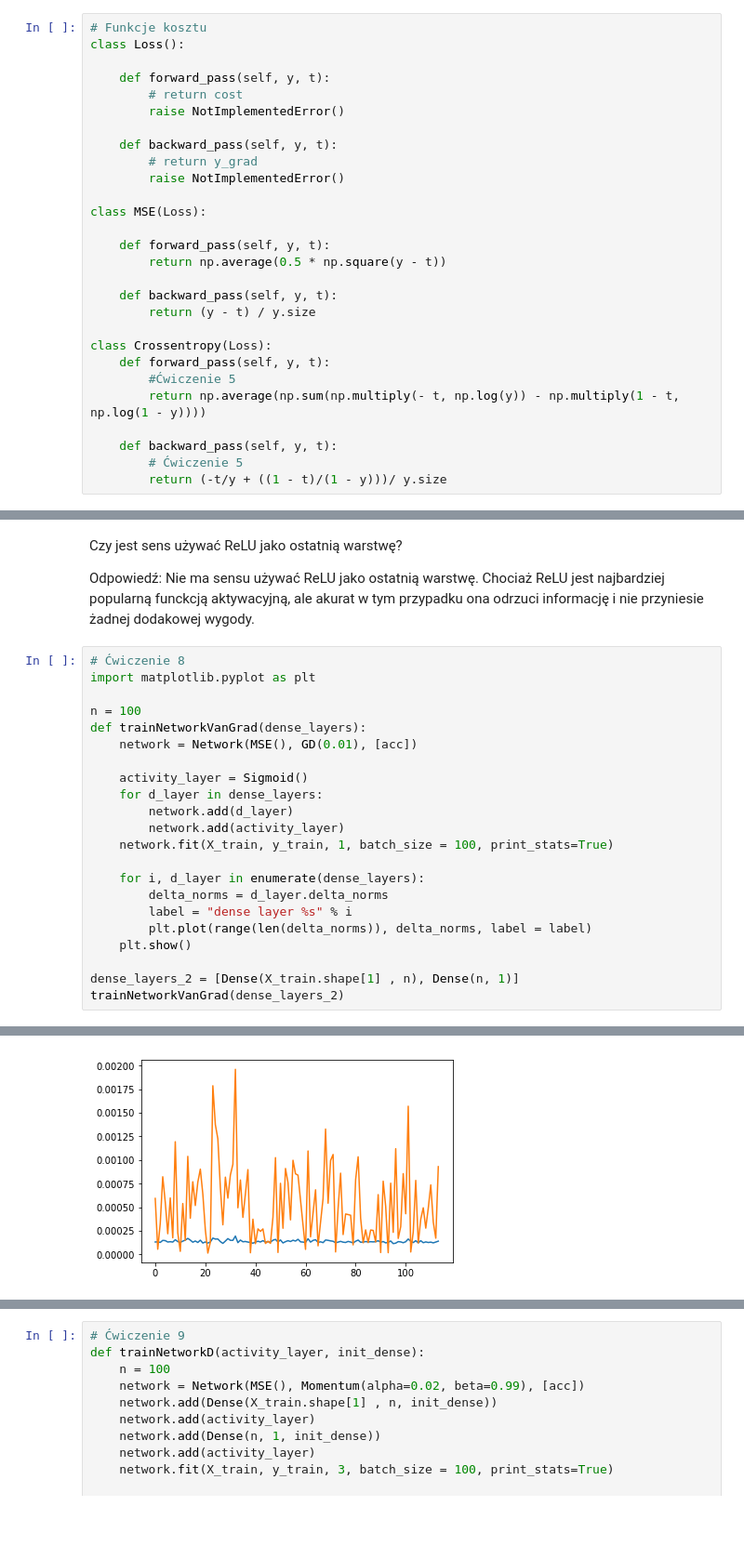
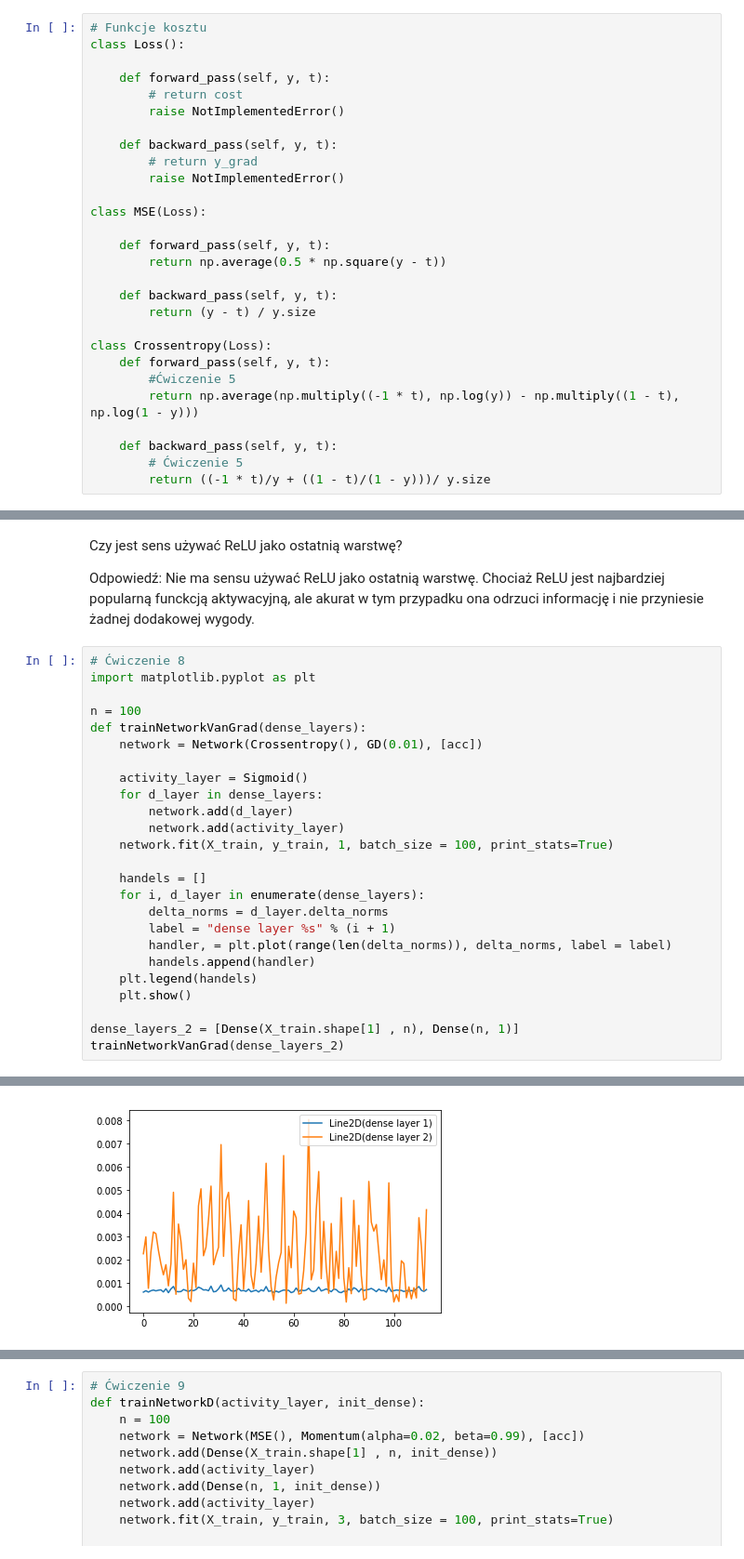
Before and after one commit to anyashka/MachineLearningUJ, a Jupyter notebook: L10c.ipynb, the cells around one changed output, grey strips where cells are left out. Shown at 93% size. Cells and saved outputs as stored; diff of their text form; blank space fills up the shorter version.

Commit message:
Fix Crossentropy implementation, add labels to plot in L10

```diff
--- a/L10c.ipynb
+++ b/L10c.ipynb
@@ -204,11 +204,11 @@ class MSE(Loss):
 class Crossentropy(Loss):
     def forward_pass(self, y, t):
         #Ćwiczenie 5
-        return np.average(np.sum(np.multiply(- t, np.log(y)) - np.multiply(1 - t, np.log(1 - y))))
+        return np.average(np.multiply((-1 * t), np.log(y)) - np.multiply((1 - t), np.log(1 - y)))
 
     def backward_pass(self, y, t):
         # Ćwiczenie 5
-        return (-t/y + ((1 - t)/(1 - y)))/ y.size
+        return ((-1 * t)/y + ((1 - t)/(1 - y)))/ y.size
 # %%
 class Network():
 
@@ -404,7 +404,7 @@ import matplotlib.pyplot as plt
 
 n = 100
 def trainNetworkVanGrad(dense_layers):
-    network = Network(MSE(), GD(0.01), [acc])
+    network = Network(Crossentropy(), GD(0.01), [acc])
 
     activity_layer = Sigmoid()
     for d_layer in dense_layers:
@@ -412,10 +412,13 @@ def trainNetworkVanGrad(dense_layers):
         network.add(activity_layer)
     network.fit(X_train, y_train, 1, batch_size = 100, print_stats=True)
 
+    handels = []
     for i, d_layer in enumerate(dense_layers):
         delta_norms = d_layer.delta_norms
-        label = "dense layer %s" % i
-        plt.plot(range(len(delta_norms)), delta_norms, label = label)
+        label = "dense layer %s" % (i + 1)
+        handler, = plt.plot(range(len(delta_norms)), delta_norms, label = label)
+        handels.append(handler)
+    plt.legend(handels)
     plt.show()
 
 dense_layers_2 = [Dense(X_train.shape[1] , n), Dense(n, 1)]
@@ -427,5 +430,5 @@ Epoch 1
     -> acc: 0.521916
-[figure, old version]
+[figure, new version]
 # %%
 dense_layers_6 = [Dense(X_train.shape[1] , n), Dense(n, n), Dense(n, n), Dense(n, n), Dense(n, n), Dense(n, 1)]
 trainNetworkVanGrad(dense_layers_6)
```
Also changed, not shown: parts of 3 cells of this notebook.
